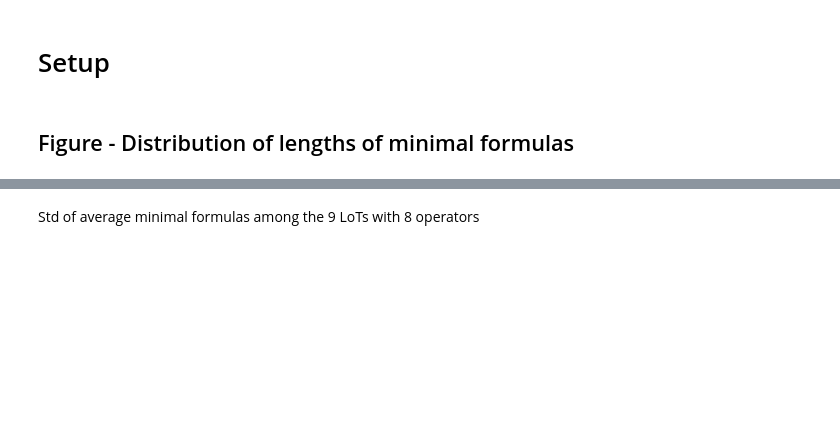
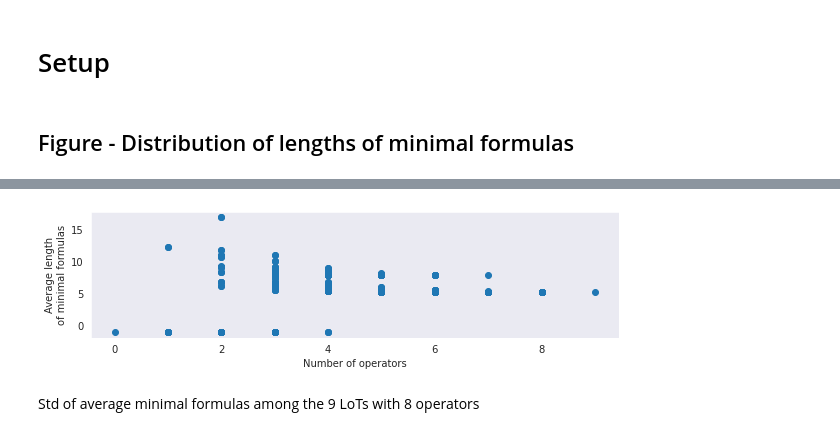
Before and after one commit to thelogicalgrammar/inferringLoT, a Jupyter notebook: bayesianAgents/plots_for_paper.ipynb, the cells around one changed output, grey strips where cells are left out. Saved outputs shown, nothing was run; the diff lists cells and outputs as text; code cells hidden in the pictures; blank space fills up the shorter version.

```diff
--- a/bayesianAgents/plots_for_paper.ipynb
+++ b/bayesianAgents/plots_for_paper.ipynb
@@ -83,3 +142,20 @@ fig.savefig(
+# %%
+fig, ax = plt.subplots()
+ax.scatter(
+    LoTs.values.sum(axis=1),
+    lengths.mean(axis=1),
+    color='C0'
+)
+ax.set_xlabel('Number of operators')
+ax.set_ylabel('Average length\nof minimal formulas')
+fig.set_size_inches(figwidth, figwidth*0.3)
+fig.tight_layout()
+fig.savefig(
+    './plots/minimal_formulas_bottomplot.jpg',
+    dpi=300
+)
+# %% [output]
+[figure, added]
 # %% [markdown]
 Std of average minimal formulas among the 9 LoTs with 8 operators
 # %%
```
Also changed, not shown: parts of 3 cells of this notebook, 15 other files.
